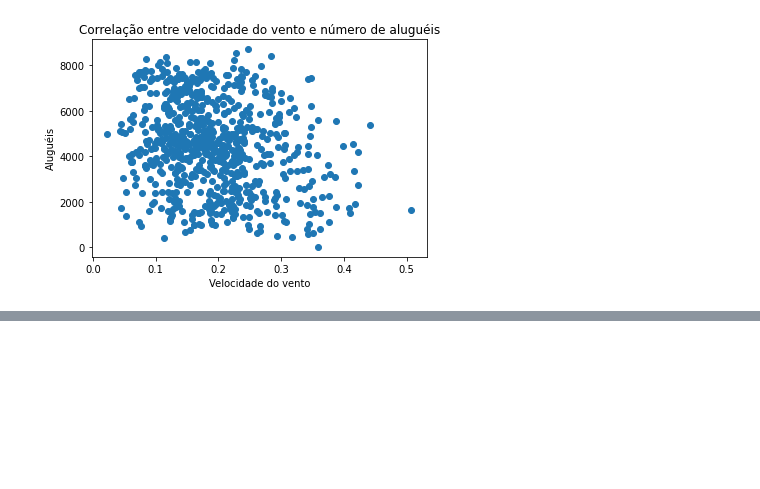
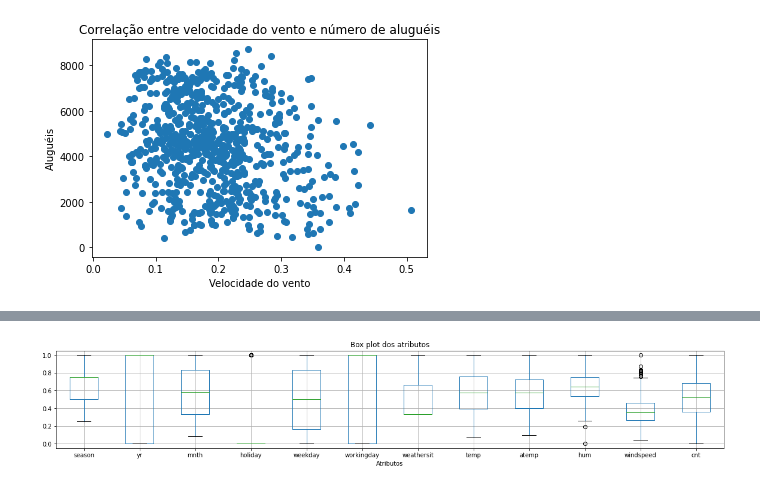
Before and after one commit to profRCC/Softex, a Jupyter notebook: Analisando_Aluguel_Bike.ipynb, the cells around one changed output, grey strips where cells are left out. Cells and saved outputs as stored; diff of their text form; code cells hidden in the pictures; blank space fills up the shorter version.

```diff
--- a/Analisando_Aluguel_Bike.ipynb
+++ b/Analisando_Aluguel_Bike.ipynb
@@ -201,0 +191,8 @@ plt.show()
+# %%
+#plotando boxplot dos dados
+norm1.boxplot()
+plt.title('Box plot dos atributos')
+plt.xlabel('Atributos')
+plt.show()
+# %% [output]
+[figure, added]
```
Also changed, not shown: parts of 19 cells of this notebook.
